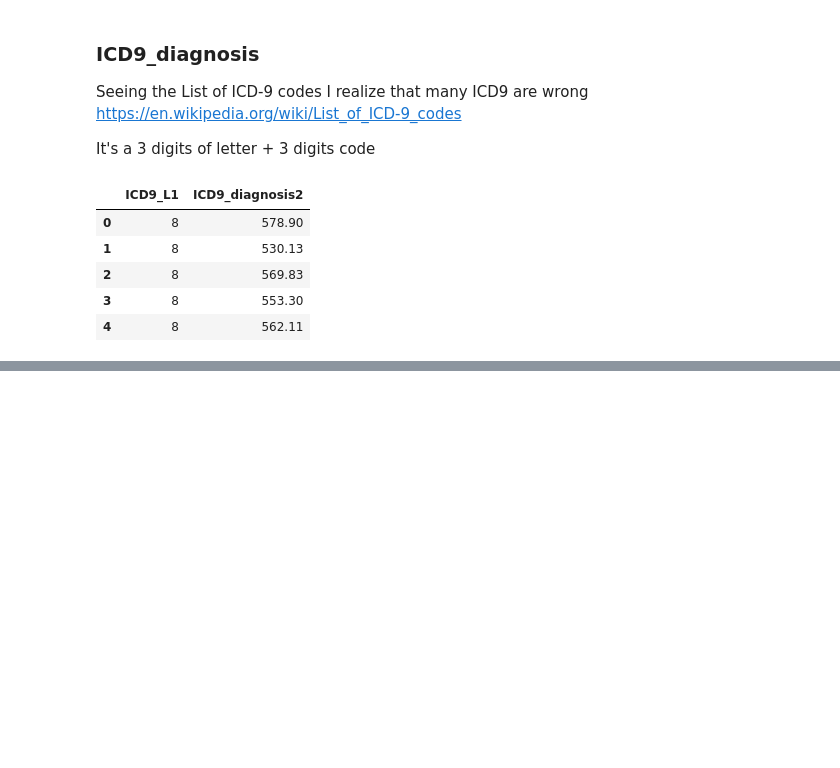
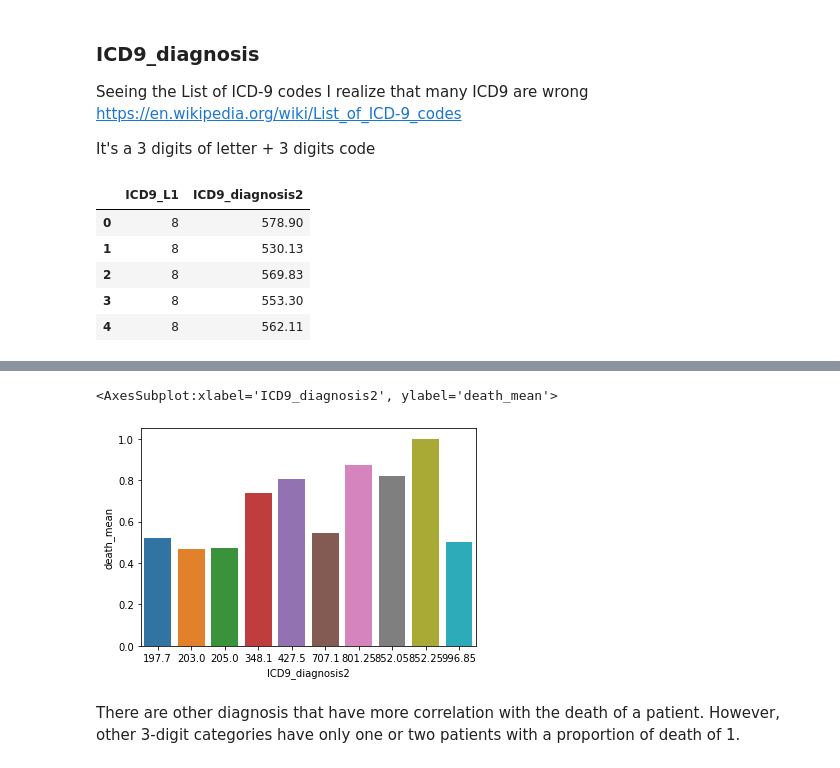
Before and after one commit to andresvBSE/BSE-CML2-P12, a Jupyter notebook: Data_preparation.ipynb, the cells around one changed output, grey strips where cells are left out. Saved outputs shown, nothing was run; the diff lists cells and outputs as text; code cells hidden in the pictures; blank space fills up the shorter version.

```diff
--- a/Data_preparation.ipynb
+++ b/Data_preparation.ipynb
@@ -195,12 +200,13 @@ def fix_ICD9(text):
     text = re.sub(r'(V)(\d+)', r'29\2', text) # replace V with 29
     return text
 
-df_d['ICD9_diagnosis2'] = df_d['ICD9_diagnosis'].apply(fix_ICD9).astype(float)
+df_g = df_d.copy()
+df_g['ICD9_diagnosis2'] = df_g['ICD9_diagnosis'].apply(fix_ICD9).astype(float)
 # %%
-df_d['ICD9_L1'] = pd.cut(x = df_d['ICD9_diagnosis2'],
-                         bins = [0, 139, 239, 279, 289, 319, 389, 459, 519, 579, 629, 679, 709, 739, 759, 779, 799, 999, df_d['ICD9_diagnosis2'].max()],
+df_g['ICD9_L1'] = pd.cut(x = df_g['ICD9_diagnosis2'],
+                         bins = [0, 139, 239, 279, 289, 319, 389, 459, 519, 579, 629, 679, 709, 739, 759, 779, 799, 999, df_g['ICD9_diagnosis2'].max()],
                          labels=False)
-df_d[['ICD9_L1', 'ICD9_diagnosis2']].head()
+df_g[['ICD9_L1', 'ICD9_diagnosis2']].head()
 # %% [output]
 |  | ICD9_L1 | ICD9_diagnosis2 |
 | 0 | 8 | 578.90 |
@@ -274,0 +229,11 @@ memory usage: 9.0+ MB
+# %%
+data_res_2 = df_g.groupby('ICD9_diagnosis2').agg({'HOSPITAL_EXPIRE_FLAG': ['mean', 'size']}).reset_index()
+data_res_2.columns = ['ICD9_diagnosis2', 'death_mean', 'death_size']
+data_res_2.sort_values(by='death_mean', ascending=False, inplace=True)
+
+sns.barplot(x='ICD9_diagnosis2', y = 'death_mean', data = data_res_2[data_res_2['death_size']>10].head(10))
+# %% [output]
+<AxesSubplot:xlabel='ICD9_diagnosis2', ylabel='death_mean'>
+[figure, added]
+# %% [markdown]
+There are other diagnosis that have more correlation with the death of a patient. However, other 3-digit categories have only one or two patients with a proportion of death of 1.
```
Also changed, not shown: parts of 30 cells of this notebook.
